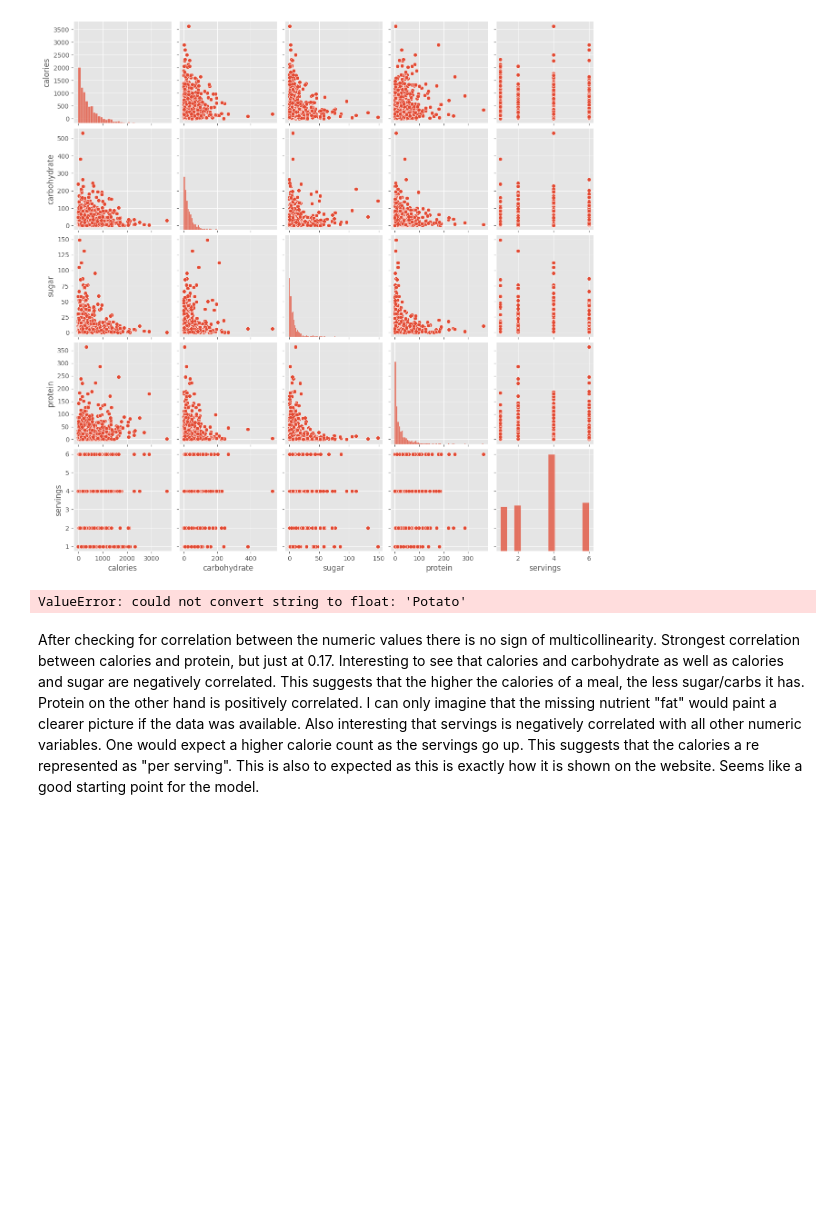
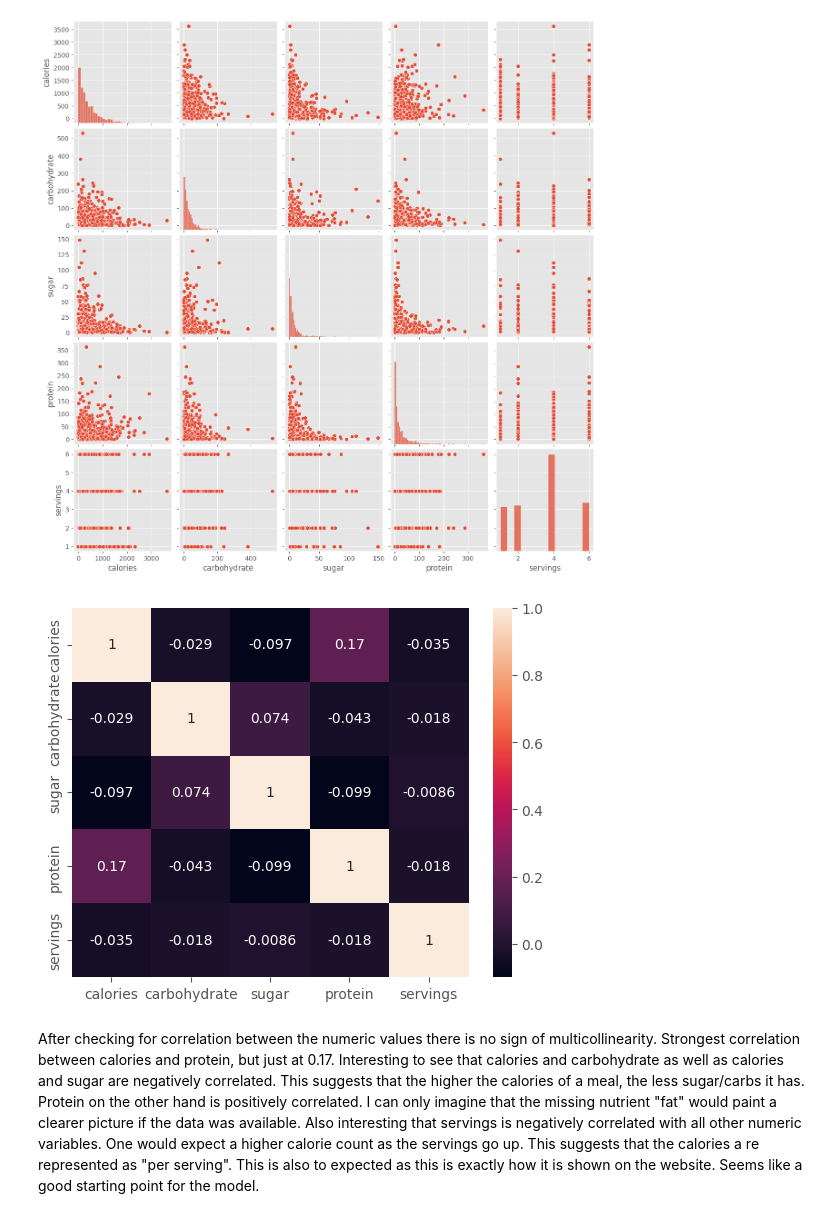
Before and after one commit to LeReKu/portfolio_projects, a Jupyter notebook: Machine_Learning_Model_Classification/code_jupyter_notebook.ipynb, the cells around one changed output. Saved outputs shown, nothing was run; the diff lists cells and outputs as text; code cells hidden in the pictures; blank space fills up the shorter version.

```diff
--- a/Machine_Learning_Model_Classification/code_jupyter_notebook.ipynb
+++ b/Machine_Learning_Model_Classification/code_jupyter_notebook.ipynb
@@ -258,10 +258,10 @@ plt.show()
 [figure]
 # %%
 # visualization of numeric values: heatmap of correlation
-sns.heatmap(df.drop('recipe', axis=1).corr(), annot=True)
+sns.heatmap(df.drop(['recipe', 'category', 'high_traffic'], axis=1).corr(), annot=True)
 plt.show()
 # %% [output]
-ValueError: could not convert string to float: 'Potato'
+[figure, added]
 # %% [markdown]
 After checking for correlation between the numeric values there is no sign of multicollinearity. Strongest correlation between calories and protein, but just at 0.17. Interesting to see that calories and carbohydrate as well as calories and sugar are negatively correlated. This suggests that the higher the calories of a meal, the less sugar/carbs it has. Protein on the other hand is positively correlated. I can only imagine that the missing nutrient "fat" would paint a clearer picture if the data was available. Also interesting that servings is negatively correlated with all other numeric variables. One would expect a higher calorie count as the servings go up. This suggests that the calories a re represented as "per serving". This is also to expected as this is exactly how it is shown on the website. Seems like a good starting point for the model.
 # %%
```
Also changed, not shown: parts of 12 cells of this notebook.
